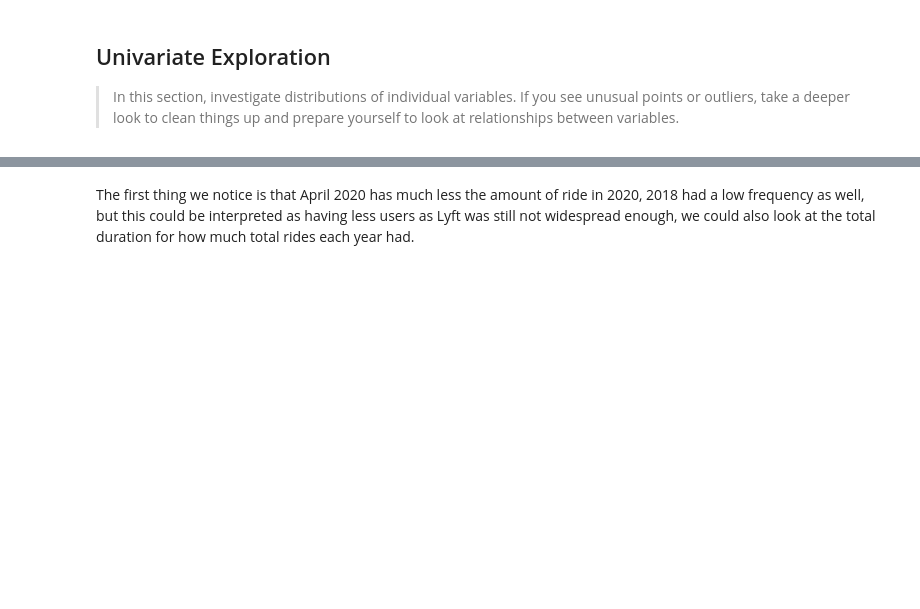
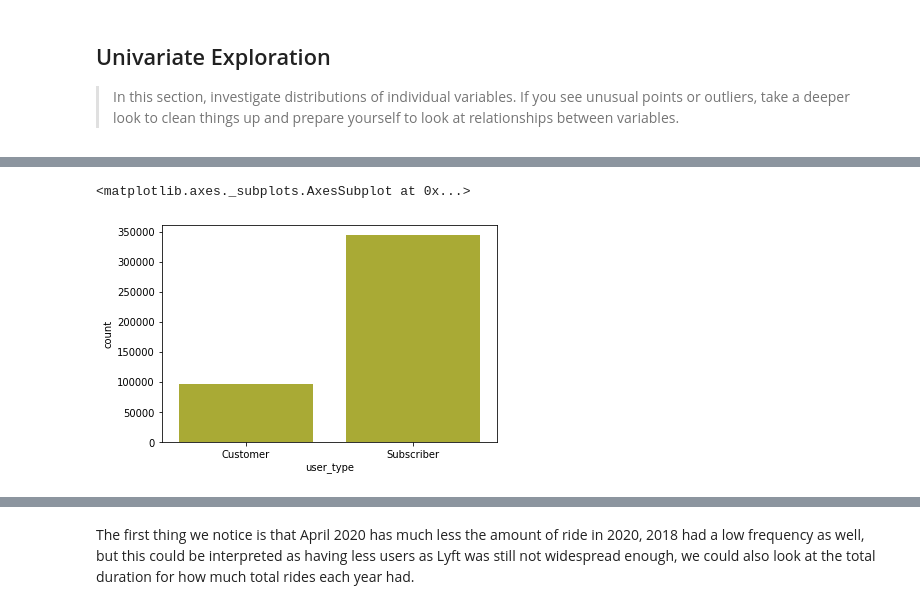
Before and after one commit to AHAMES/Udacity_data_analysis_nanodegree_investigate_projects, a Jupyter notebook: exploration_template.ipynb, the cells around one changed output, grey strips where cells are left out. Saved outputs shown, nothing was run; the diff lists cells and outputs as text; code cells hidden in the pictures; blank space fills up the shorter version.

```diff
--- a/exploration_template.ipynb
+++ b/exploration_template.ipynb
@@ -323,0 +395,6 @@ Name: duration_sec, dtype: int64
+# %%
+base_color = sb.color_palette()[8]
+sb.countplot(data = df_final, x = 'user_type',color=base_color)
+# %% [output]
+<matplotlib.axes._subplots.AxesSubplot at 0x...>
+[figure, added]
```
Also changed, not shown: parts of 44 cells of this notebook.
